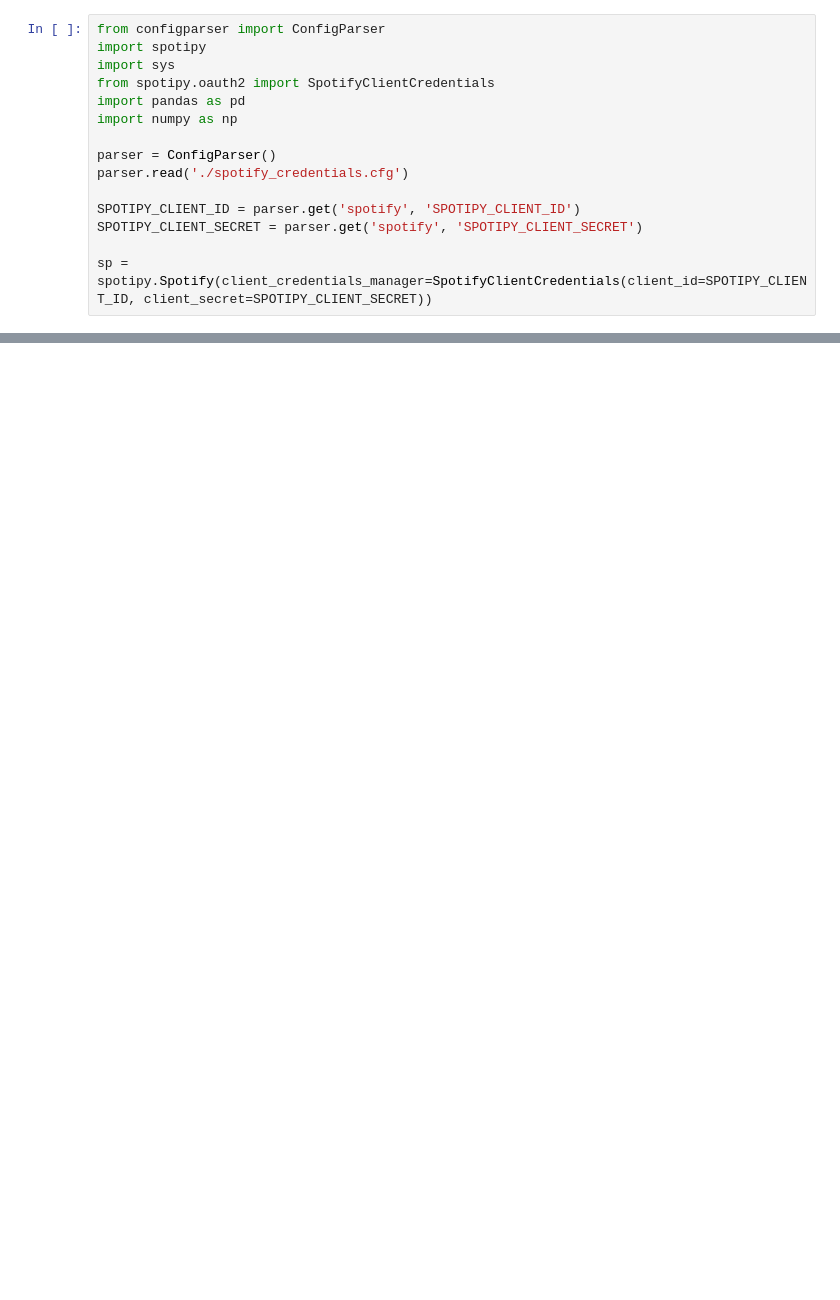
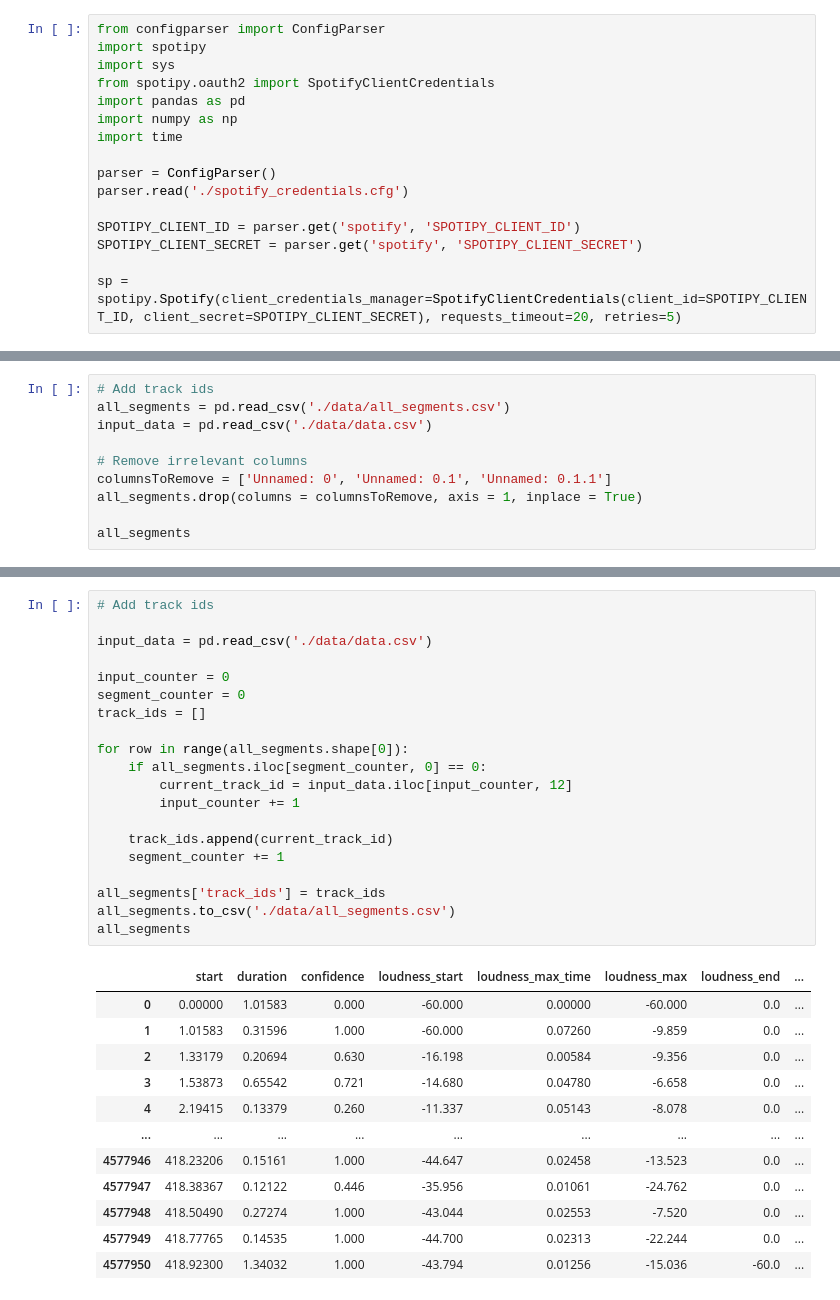
Before and after one commit to crispianm/SpotifySmartSort, a Jupyter notebook: sections.ipynb, the cells around one changed output, grey strips where cells are left out. Drawn from its saved outputs; the diff is of its cells as text; blank space fills up the shorter version.

```diff
--- a/sections.ipynb
+++ b/sections.ipynb
@@ -5,6 +5,7 @@ import sys
 from spotipy.oauth2 import SpotifyClientCredentials
 import pandas as pd
 import numpy as np
+import time
 
 parser = ConfigParser()
 parser.read('./spotify_credentials.cfg')
@@ -12,4 +13,4 @@ parser.read('./spotify_credentials.cfg')
 SPOTIPY_CLIENT_ID = parser.get('spotify', 'SPOTIPY_CLIENT_ID')
 SPOTIPY_CLIENT_SECRET = parser.get('spotify', 'SPOTIPY_CLIENT_SECRET')
 
-sp = spotipy.Spotify(client_credentials_manager=SpotifyClientCredentials(client_id=SPOTIPY_CLIENT_ID, client_secret=SPOTIPY_CLIENT_SECRET))
+sp = spotipy.Spotify(client_credentials_manager=SpotifyClientCredentials(client_id=SPOTIPY_CLIENT_ID, client_secret=SPOTIPY_CLIENT_SECRET), requests_timeout=20, retries=5)
@@ -257,0 +243,10 @@ TypeError: float() argument must be a string or a number, not 'dict_values'
+# %%
+# Add track ids
+all_segments = pd.read_csv('./data/all_segments.csv')
+input_data = pd.read_csv('./data/data.csv')
+
+# Remove irrelevant columns
+columnsToRemove = ['Unnamed: 0', 'Unnamed: 0.1', 'Unnamed: 0.1.1']
+all_segments.drop(columns = columnsToRemove, axis = 1, inplace = True)
+
+all_segments
@@ -257,0 +267,33 @@ TypeError: float() argument must be a string or a number, not 'dict_values'
+# %%
+# Add track ids
+
+input_data = pd.read_csv('./data/data.csv')
+
+input_counter = 0
+segment_counter = 0
+track_ids = []
+
+for row in range(all_segments.shape[0]):
+    if all_segments.iloc[segment_counter, 0] == 0:
+        current_track_id = input_data.iloc[input_counter, 12]
+        input_counter += 1
+
+    track_ids.append(current_track_id)
+    segment_counter += 1
+
+all_segments['track_ids'] = track_ids
+all_segments.to_csv('./data/all_segments.csv')
+all_segments
+# %% [output]
+|  | start | duration | confidence | loudness_start | loudness_max_time | loudness_max | loudness_end | ... |
+| 0 | 0.00000 | 1.01583 | 0.000 | -60.000 | 0.00000 | -60.000 | 0.0 | ... |
+| 1 | 1.01583 | 0.31596 | 1.000 | -60.000 | 0.07260 | -9.859 | 0.0 | ... |
+| 2 | 1.33179 | 0.20694 | 0.630 | -16.198 | 0.00584 | -9.356 | 0.0 | ... |
+| 3 | 1.53873 | 0.65542 | 0.721 | -14.680 | 0.04780 | -6.658 | 0.0 | ... |
+| 4 | 2.19415 | 0.13379 | 0.260 | -11.337 | 0.05143 | -8.078 | 0.0 | ... |
+| ... | ... | ... | ... | ... | ... | ... | ... | ... |
+| 4577946 | 418.23206 | 0.15161 | 1.000 | -44.647 | 0.02458 | -13.523 | 0.0 | ... |
+| 4577947 | 418.38367 | 0.12122 | 0.446 | -35.956 | 0.01061 | -24.762 | 0.0 | ... |
+| 4577948 | 418.50490 | 0.27274 | 1.000 | -43.044 | 0.02553 | -7.520 | 0.0 | ... |
+| 4577949 | 418.77765 | 0.14535 | 1.000 | -44.700 | 0.02313 | -22.244 | 0.0 | ... |
+| 4577950 | 418.92300 | 1.34032 | 1.000 | -43.794 | 0.01256 | -15.036 | -60.0 | ... |
```
Also changed, not shown: parts of 17 cells of this notebook, 20 other files.
